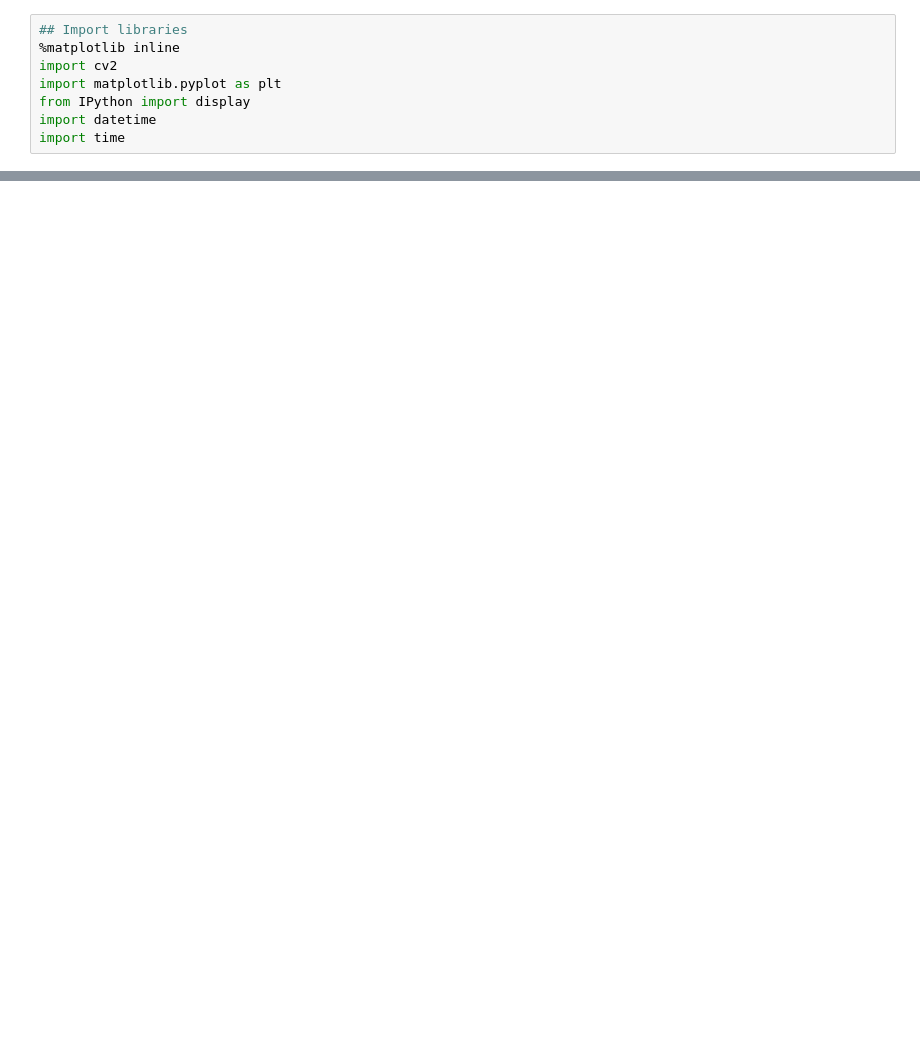
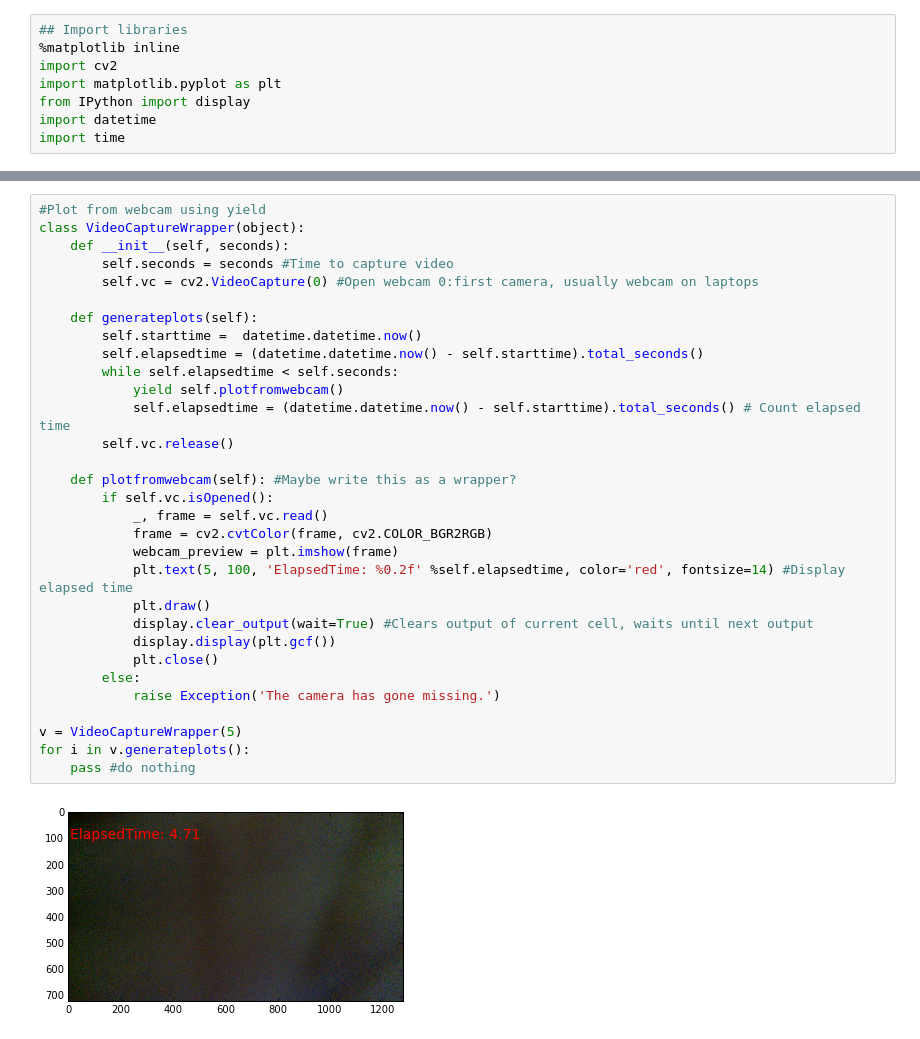
Before and after one commit to seethakris/ASPPsamples, a Jupyter notebook: ASPP_webcamimagegeneration.ipynb, the cells around one changed output, grey strips where cells are left out. Saved outputs shown, nothing was run; the diff lists cells and outputs as text; blank space fills up the shorter version.

```diff
--- a/ASPP_webcamimagegeneration.ipynb
+++ b/ASPP_webcamimagegeneration.ipynb
@@ -48,0 +50,33 @@ for i in openwebcam(5):
+# %%
+#Plot from webcam using yield
+class VideoCaptureWrapper(object):
+    def __init__(self, seconds):
+        self.seconds = seconds #Time to capture video
+        self.vc = cv2.VideoCapture(0) #Open webcam 0:first camera, usually webcam on laptops
+
+    def generateplots(self):
+        self.starttime =  datetime.datetime.now()
+        self.elapsedtime = (datetime.datetime.now() - self.starttime).total_seconds()
+        while self.elapsedtime < self.seconds:
+            yield self.plotfromwebcam()
+            self.elapsedtime = (datetime.datetime.now() - self.starttime).total_seconds() # Count elapsed time
+        self.vc.release()
+
+    def plotfromwebcam(self): #Maybe write this as a wrapper?
+        if self.vc.isOpened():
+            _, frame = self.vc.read()
+            frame = cv2.cvtColor(frame, cv2.COLOR_BGR2RGB)
+            webcam_preview = plt.imshow(frame)
+            plt.text(5, 100, 'ElapsedTime: %0.2f' %self.elapsedtime, color='red', fontsize=14) #Display elapsed time
+            plt.draw()
+            display.clear_output(wait=True) #Clears output of current cell, waits until next output
+            display.display(plt.gcf())
+            plt.close()
+        else:
+            raise Exception('The camera has gone missing.')
+
+v = VideoCaptureWrapper(5)
+for i in v.generateplots():
+    pass #do nothing
+# %% [output]
+[figure, added]
```
Also changed, not shown: parts of 2 cells of this notebook.
